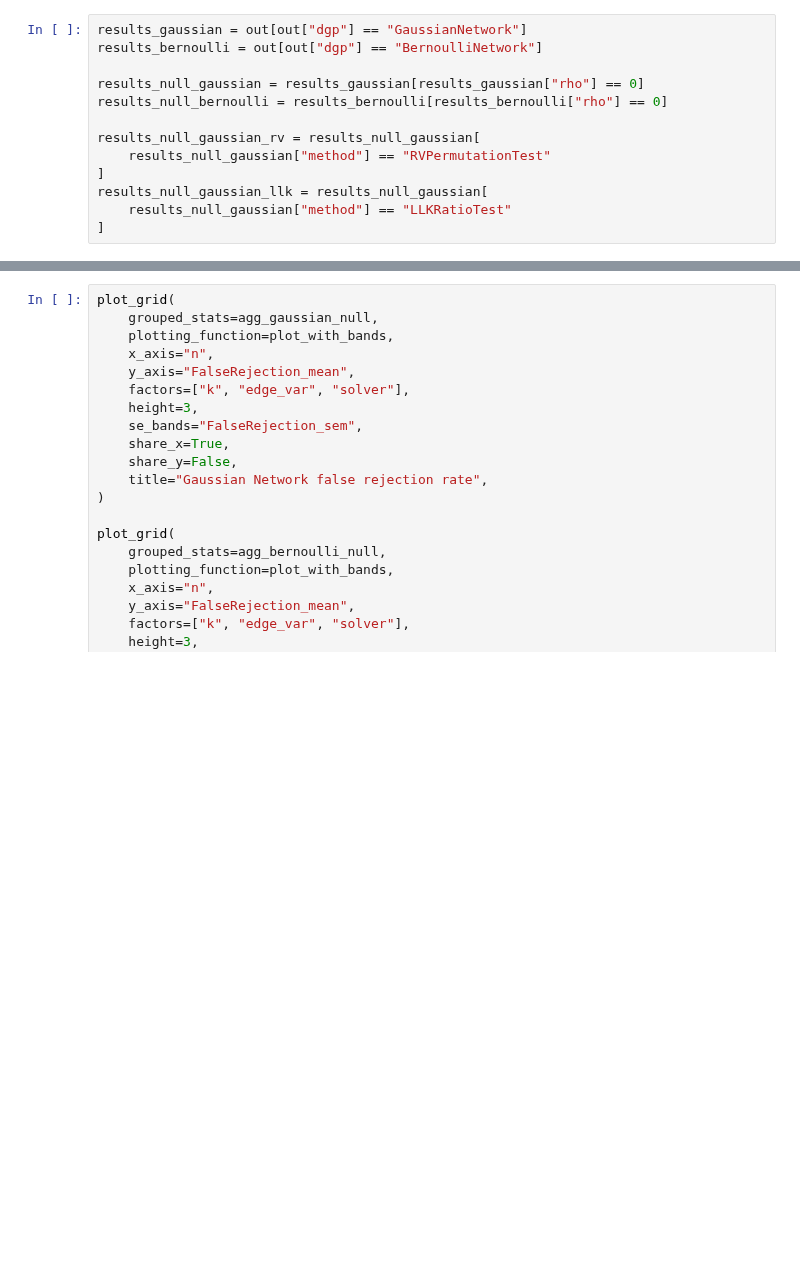
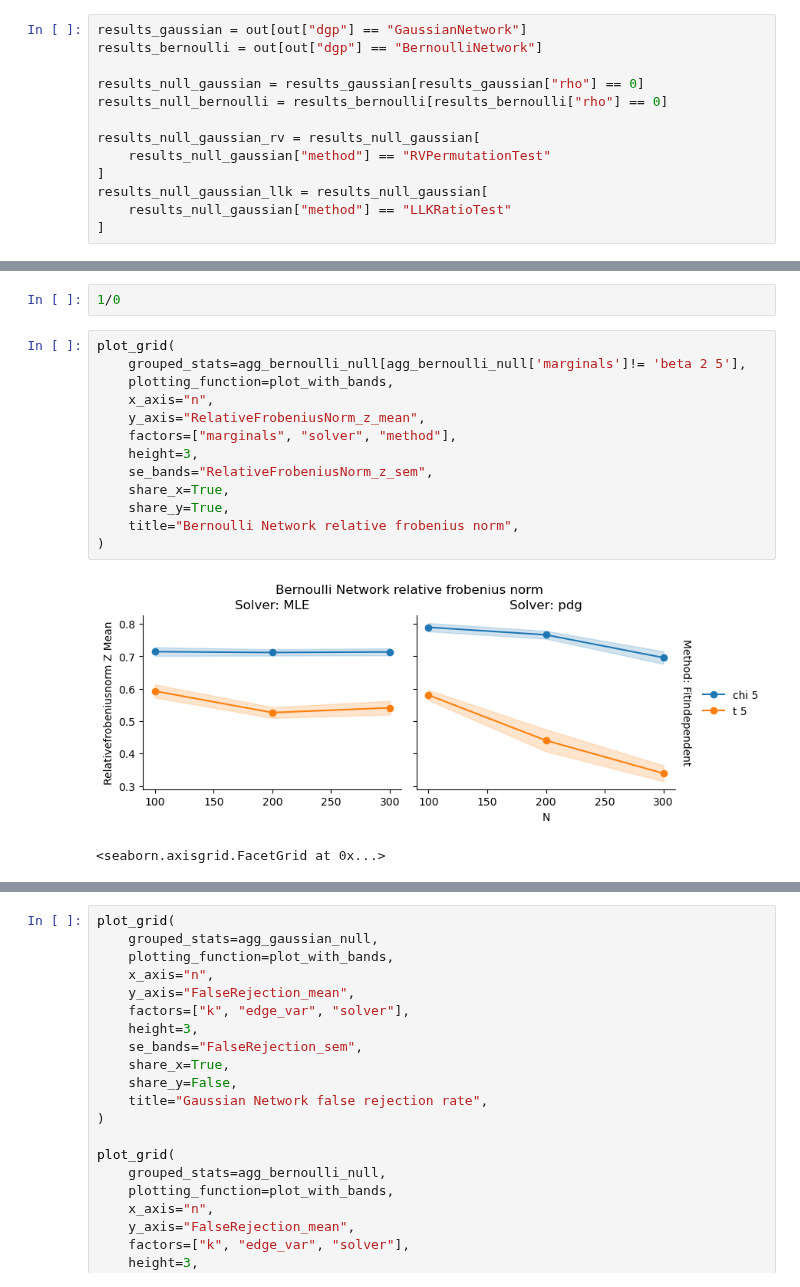
Before and after one commit to lorenzo-costa/testing-network-independence, a Jupyter notebook: notebooks/new_setup.ipynb, the cells around one changed output, grey strips where cells are left out. Cells and saved outputs as stored; diff of their text form; blank space fills up the shorter version.

```diff
--- a/notebooks/new_setup.ipynb
+++ b/notebooks/new_setup.ipynb
@@ -189,0 +260,18 @@ plot_grid(
+# %%
+1/0
+# %%
+plot_grid(
+    grouped_stats=agg_bernoulli_null[agg_bernoulli_null['marginals']!= 'beta 2 5'],
+    plotting_function=plot_with_bands,
+    x_axis="n",
+    y_axis="RelativeFrobeniusNorm_z_mean",
+    factors=["marginals", "solver", "method"],
+    height=3,
+    se_bands="RelativeFrobeniusNorm_z_sem",
+    share_x=True,
+    share_y=True,
+    title="Bernoulli Network relative frobenius norm",
+)
+# %% [output]
+[figure, added]
+<seaborn.axisgrid.FacetGrid at 0x...>
```
Also changed, not shown: parts of 16 cells of this notebook, 5 other files.
